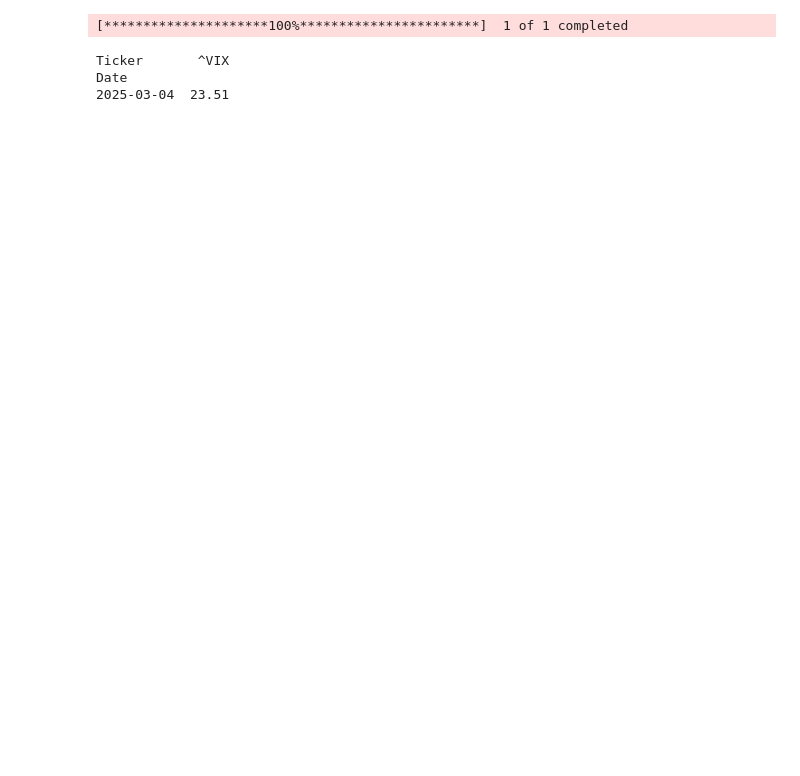
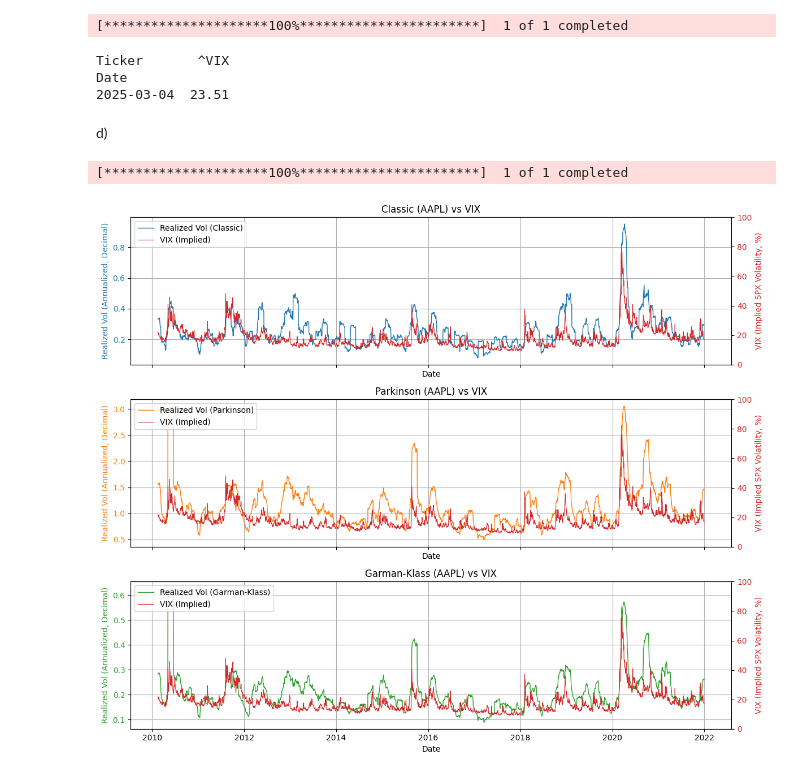
Before and after one commit to kshnva/Computational-Finance, a Jupyter notebook: 1-1.ipynb, the cells around one changed output. Saved outputs shown, nothing was run; the diff lists cells and outputs as text; code cells hidden in the pictures; blank space fills up the shorter version.

```diff
--- a/1-1.ipynb
+++ b/1-1.ipynb
@@ -295,3 +166,47 @@ print(vix_data['Close'])
 Ticker       ^VIX
 Date
 2025-03-04  23.51
+# %% [markdown]
+d)
+# %%
+vix_data = yf.download("^VIX", start=ticker_data.index[0], end=ticker_data.index[-1])
+vix_data.columns = vix_data.columns.droplevel('Ticker')
+
+# Annualize
+realized_vol_annualized = realized_vol_df.copy()
+realized_vol_annualized[['Classic', 'Parkinson', 'Garman-Klass']] *= np.sqrt(252)
+combined_df = pd.concat([
+    realized_vol_annualized,
+    vix_data['Close']
+], axis=1).dropna()
+
+fig, axs = plt.subplots(3, 1, figsize=(12, 10), sharex=True)
+
+estimators = ['Classic', 'Parkinson', 'Garman-Klass']
+colors = ['C0', 'C1', 'C2']
+
+for ax, est, color in zip(axs, estimators, colors):
+    ax.plot(combined_df.index, combined_df[est], label=f"Realized Vol ({est})",
+            color=color, linewidth=1)
+    ax.set_ylabel("Realized Vol (Annualized, Decimal)", color=color)
+    ax.tick_params(axis='y', labelcolor=color)
+    ax.set_xlabel("Date")
+    ax.grid(True)
+    ax.set_title(f"{est} ({ticker}) vs VIX")
+
+    ax2 = ax.twinx()
+    ax2.plot(combined_df.index, combined_df['Close'], label="VIX (Implied)",
+             color='C3', linewidth=0.8)
+    ax2.set_ylabel("VIX (Implied SPX Volatility, %)", color='C3')
+    ax2.set_ylim(0, 100)
+    ax2.tick_params(axis='y', labelcolor='C3')
+
+    lines1, labels1 = ax.get_legend_handles_labels()
+    lines2, labels2 = ax2.get_legend_handles_labels()
+    ax.legend(lines1 + lines2, labels1 + labels2, loc='upper left')
+
+plt.tight_layout()
+plt.show()
+# %% [output]
+[*********************100%***********************]  1 of 1 completed
+[figure, added]
```
Also changed, not shown: parts of 23 cells of this notebook.
